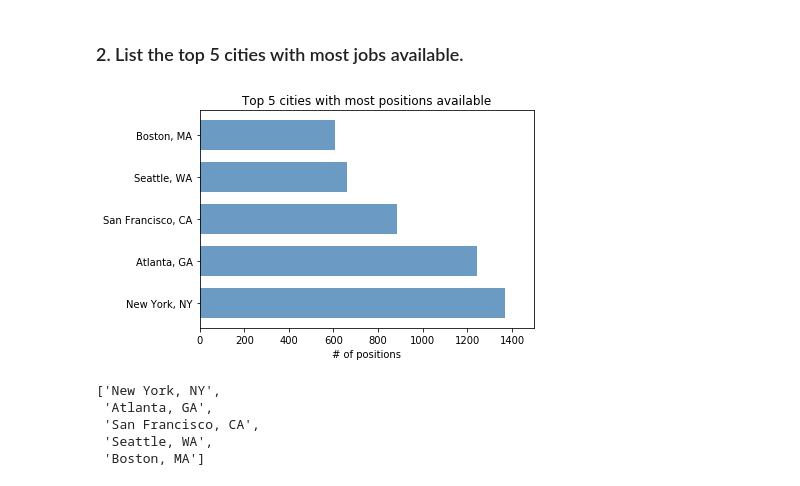
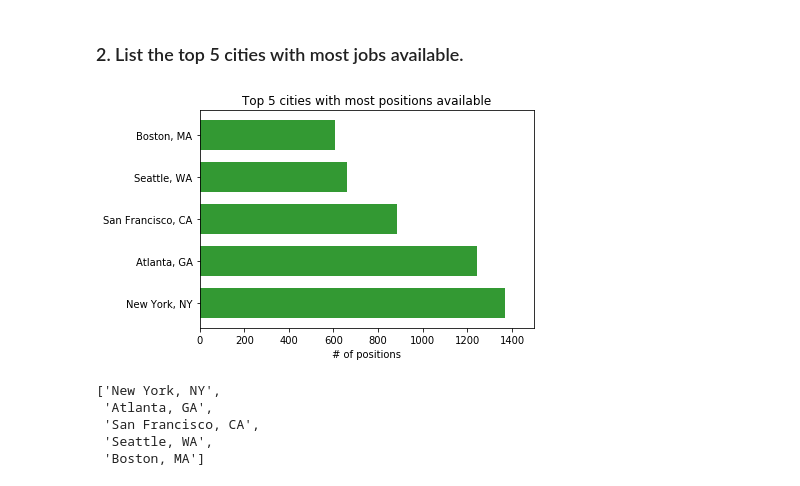
Before and after one commit to Leona-Hu/Skill-Finder, a Jupyter notebook: Skill_Finder_Analysis.ipynb, the cells around one changed output. Cells and saved outputs as stored; diff of their text form; code cells hidden in the pictures.

```diff
--- a/Skill_Finder_Analysis.ipynb
+++ b/Skill_Finder_Analysis.ipynb
@@ -54,6 +54,9 @@ def pre_clean(original):
     df.insert(loc=2, column='city', value=city_list)
     df.insert(loc=3, column='state', value=state_list)
     # df = df.drop(columns=['joblocation_address'])
+    df['aws'] += df['amazon web services']
+    df['golang'] += df['go lang']
+    df = df.drop(columns=['amazon web services', 'go lang'])
     return df
 # %%
 df = pre_clean(original_df)
@@ -143,16 +146,16 @@ plt.show()
 data = df['joblocation_address'].value_counts()[0:5]
 labels = df['joblocation_address'].value_counts().index.tolist()[0:5]
 # %%
-plt.barh(range(5), data, height=0.7, color='steelblue', alpha=0.8)
+plt.barh(range(5), data, height=0.7, color='green', alpha=0.8)
 plt.yticks(range(5), labels)
 plt.xlim(0,1500)
 plt.xlabel("# of positions")
 plt.title("Top 5 cities with most positions available")
 # for x, y in enumerate(data):
 #     plt.text(y + 0.2, x - 0.1, '%s' % y)
 plt.show()
 # %% [output]
-[figure, old version]
+[figure, new version]
 # %%
 labels
 # %% [output]
```
Also changed, not shown: parts of 21 cells of this notebook.
